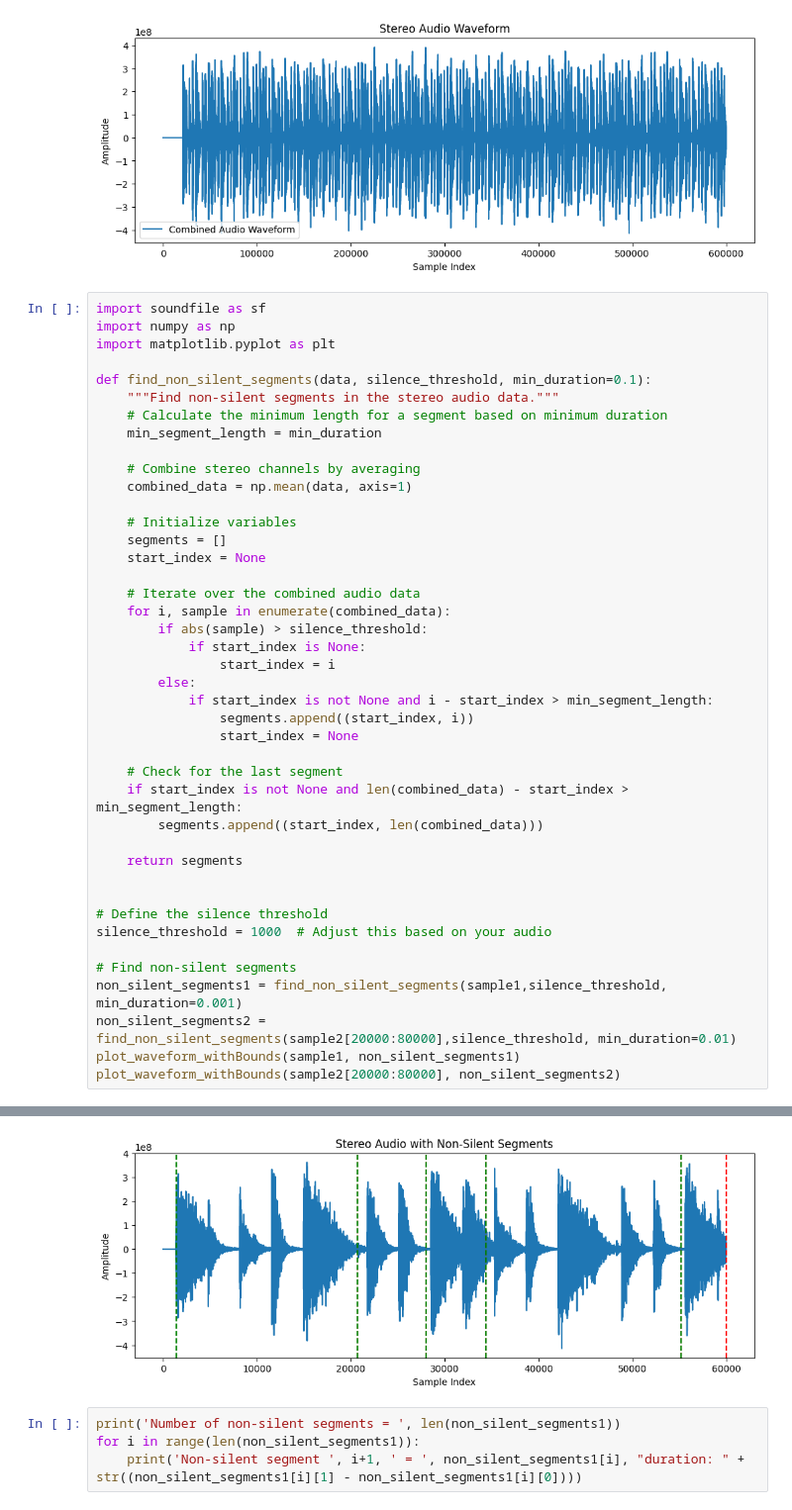
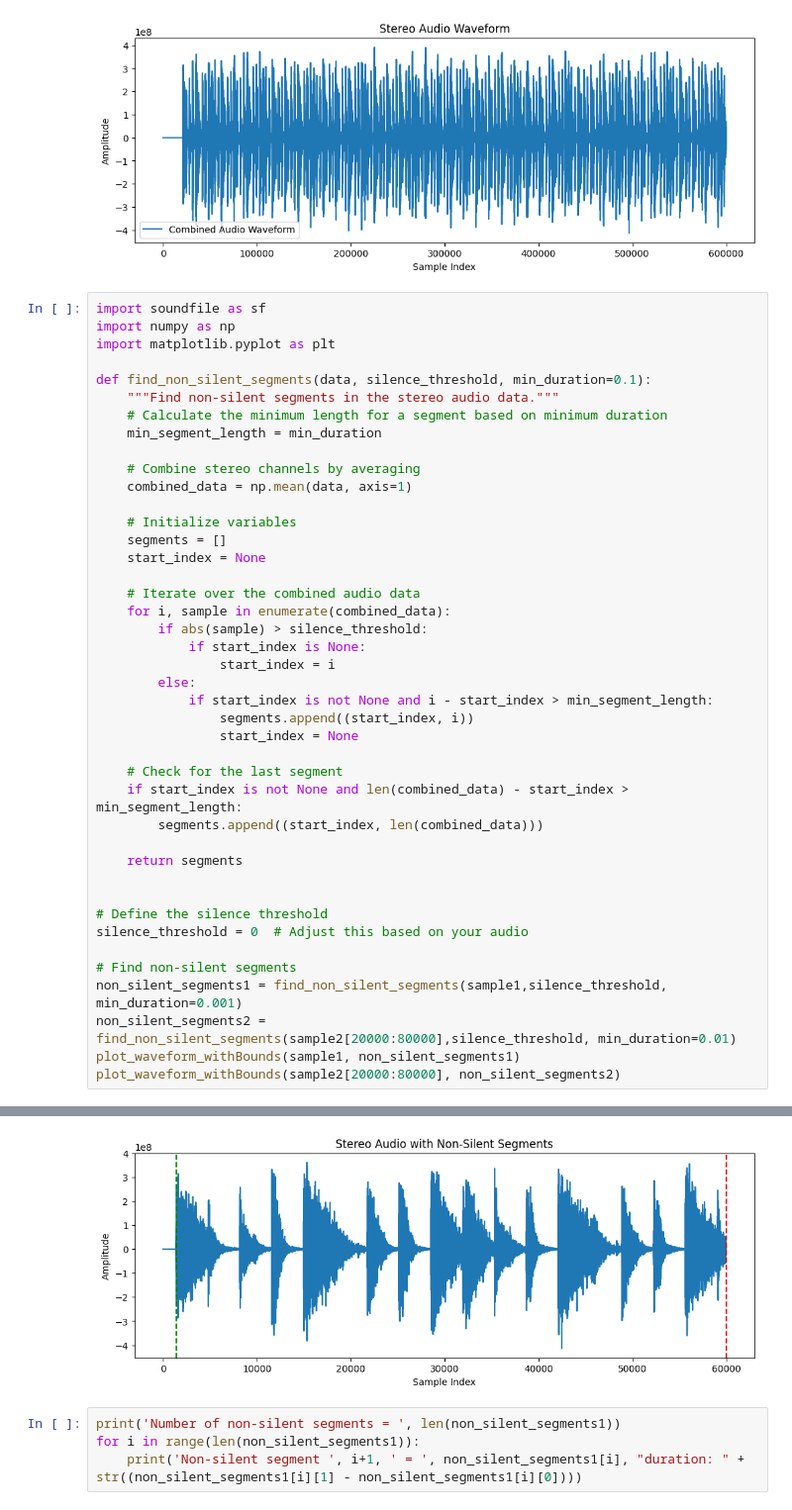
Before and after one commit to gunhee-c/Multitrack-Compress, a Jupyter notebook: sandbox.ipynb, the cells around one changed output, grey strips where cells are left out. Shown at 99% size. Saved outputs shown, nothing was run; the diff lists cells and outputs as text.

```diff
--- a/sandbox.ipynb
+++ b/sandbox.ipynb
@@ -76,35 +75,35 @@ def find_non_silent_segments(data, silence_threshold, min_duration=0.1):
     # Initialize variables
     segments = []
     start_index = None
 
     # Iterate over the combined audio data
     for i, sample in enumerate(combined_data):
         if abs(sample) > silence_threshold:
             if start_index is None:
                 start_index = i
         else:
             if start_index is not None and i - start_index > min_segment_length:
                 segments.append((start_index, i))
                 start_index = None
 
     # Check for the last segment
     if start_index is not None and len(combined_data) - start_index > min_segment_length:
         segments.append((start_index, len(combined_data)))
 
     return segments
 
 
 # Define the silence threshold
-silence_threshold = 1000  # Adjust this based on your audio
+silence_threshold = 0  # Adjust this based on your audio
 
 # Find non-silent segments
 non_silent_segments1 = find_non_silent_segments(sample1,silence_threshold, min_duration=0.001)
 non_silent_segments2 = find_non_silent_segments(sample2[20000:80000],silence_threshold, min_duration=0.01)
 plot_waveform_withBounds(sample1, non_silent_segments1)
 plot_waveform_withBounds(sample2[20000:80000], non_silent_segments2)
 # %% [output]
 [figure]
-[figure, old version]
+[figure, new version]
 # %%
 print('Number of non-silent segments = ', len(non_silent_segments1))
 for i in range(len(non_silent_segments1)):
```
Also changed, not shown: parts of 13 cells of this notebook, 3 other files.
